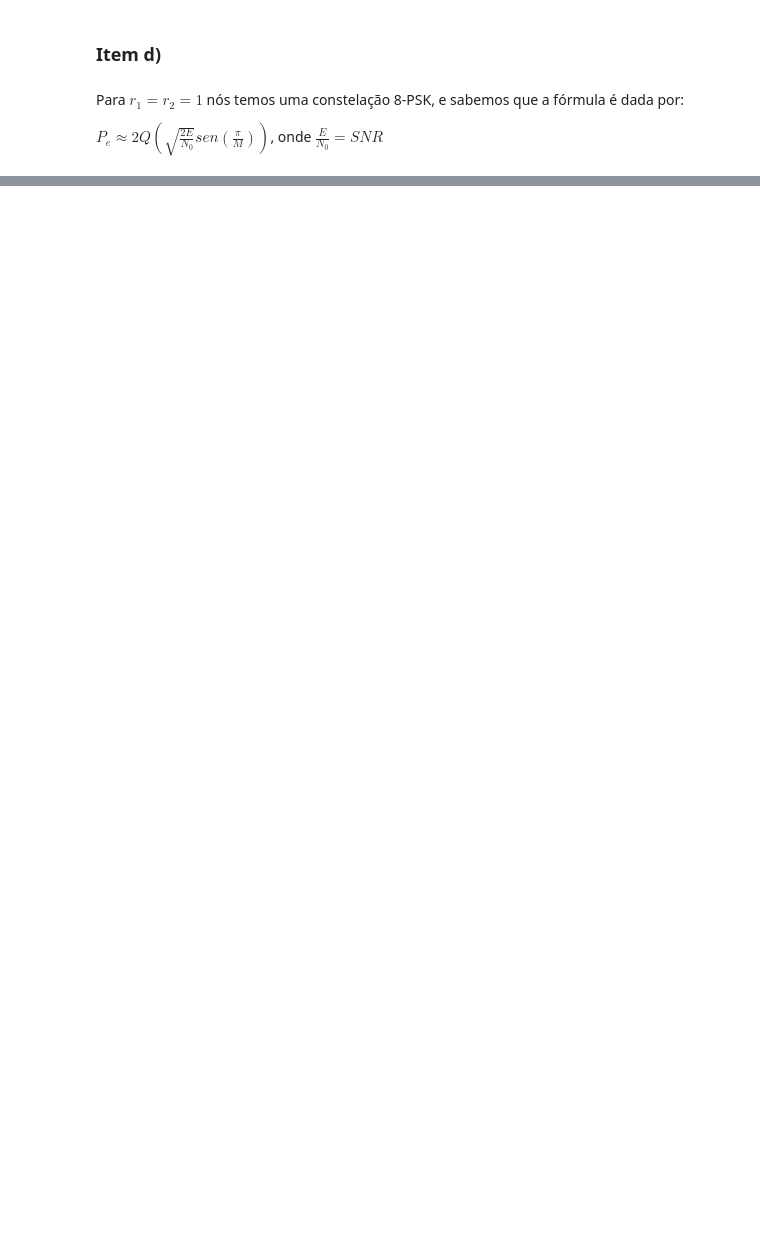
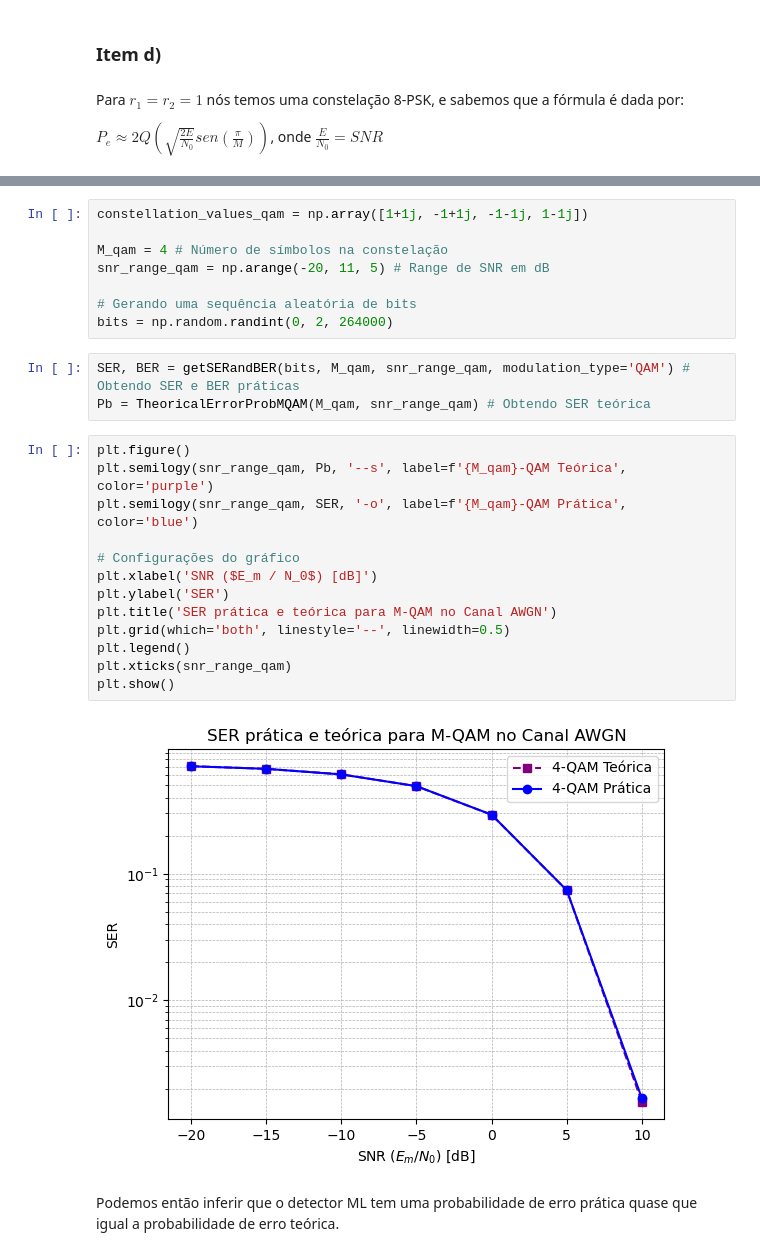
Before and after one commit to vitorfraga12/Sistemas-de-Comunicacoes-Digitais, a Jupyter notebook: Homework2.ipynb, the cells around one changed output, grey strips where cells are left out. Cells and saved outputs as stored; diff of their text form; blank space fills up the shorter version.

```diff
--- a/Homework2.ipynb
+++ b/Homework2.ipynb
@@ -129,0 +201,28 @@ plt.show()
+# %%
+constellation_values_qam = np.array([1+1j, -1+1j, -1-1j, 1-1j])
+
+M_qam = 4 # Número de símbolos na constelação
+snr_range_qam = np.arange(-20, 11, 5) # Range de SNR em dB
+
+# Gerando uma sequência aleatória de bits
+bits = np.random.randint(0, 2, 264000)
+# %%
+SER, BER = getSERandBER(bits, M_qam, snr_range_qam, modulation_type='QAM') # Obtendo SER e BER práticas
+Pb = TheoricalErrorProbMQAM(M_qam, snr_range_qam) # Obtendo SER teórica
+# %%
+plt.figure()
+plt.semilogy(snr_range_qam, Pb, '--s', label=f'{M_qam}-QAM Teórica', color='purple')
+plt.semilogy(snr_range_qam, SER, '-o', label=f'{M_qam}-QAM Prática', color='blue')
+
+# Configurações do gráfico
+plt.xlabel('SNR ($E_m / N_0$) [dB]')
+plt.ylabel('SER')
+plt.title('SER prática e teórica para M-QAM no Canal AWGN')
+plt.grid(which='both', linestyle='--', linewidth=0.5)
+plt.legend()
+plt.xticks(snr_range_qam)
+plt.show()
+# %% [output]
+[figure, added]
+# %% [markdown]
+Podemos então inferir que o detector ML tem uma probabilidade de erro prática quase que igual a probabilidade de erro teórica.
```
Also changed, not shown: parts of 30 cells of this notebook, 2 other files.
